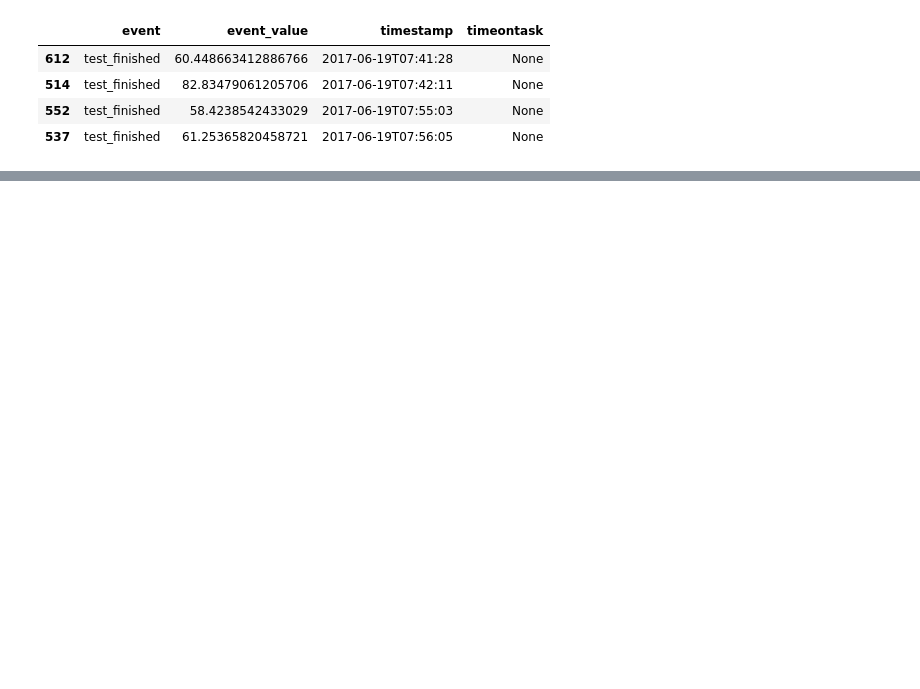
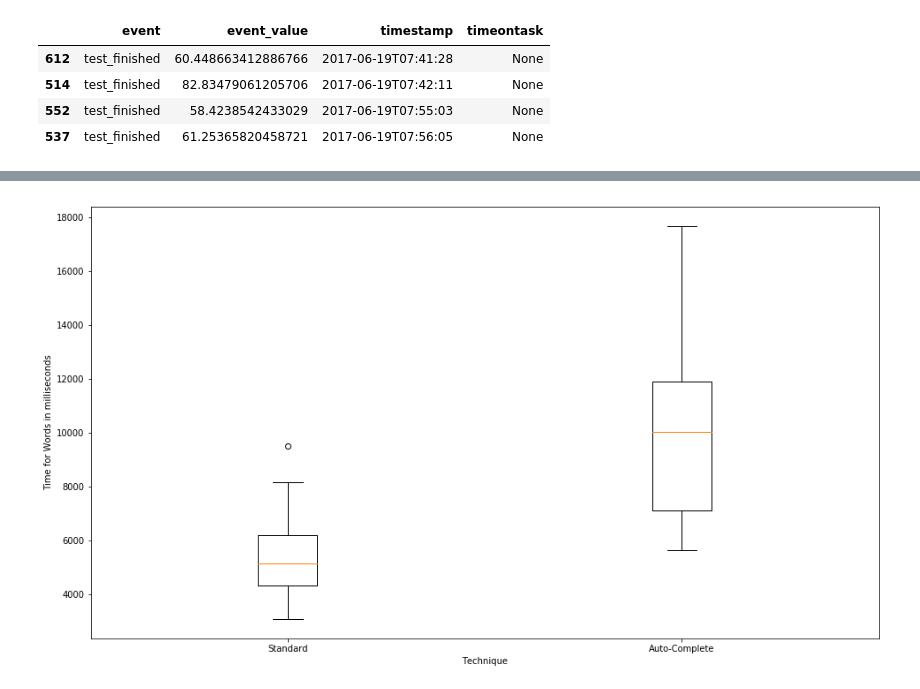
Before and after one commit to Fascha/itt, a Jupyter notebook: assignment6/eval.ipynb, the cells around one changed output, grey strips where cells are left out. Cells and saved outputs as stored; diff of their text form; code cells hidden in the pictures; blank space fills up the shorter version.

```diff
--- a/assignment6/eval.ipynb
+++ b/assignment6/eval.ipynb
@@ -162,0 +284,10 @@ Name: timeontask, dtype: object
+# %%
+boxplot([sentence_complete_off_timeontask, sentence_complete_on_timeontask]);
+
+
+xlabel('Technique');
+ylabel('Time for Words in milliseconds');
+xticks([1, 2]);
+axes().set_xticklabels(["Standard", "Auto-Complete"]);
+# %% [output]
+[figure, added]
```
Also changed, not shown: parts of 28 cells of this notebook.
